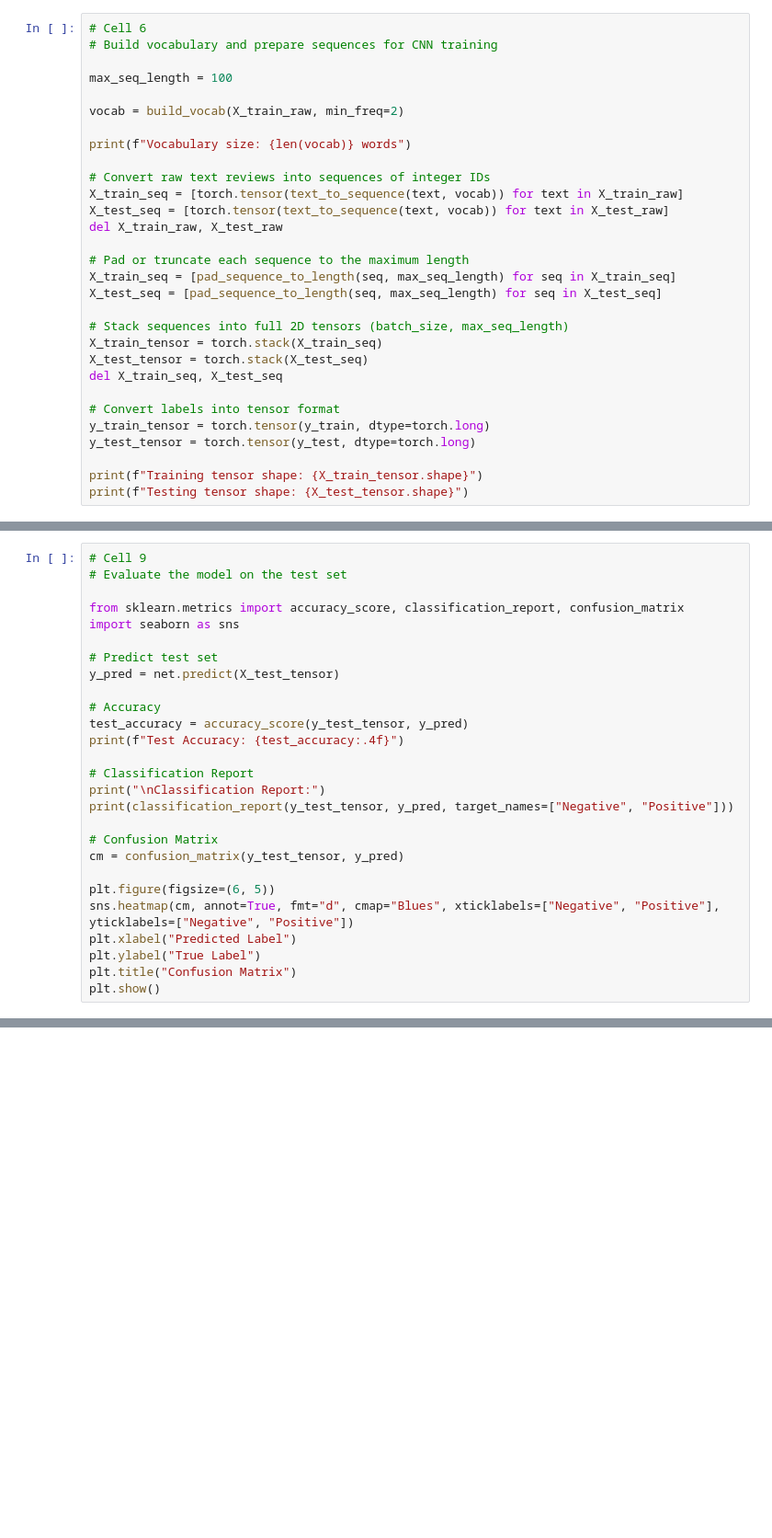
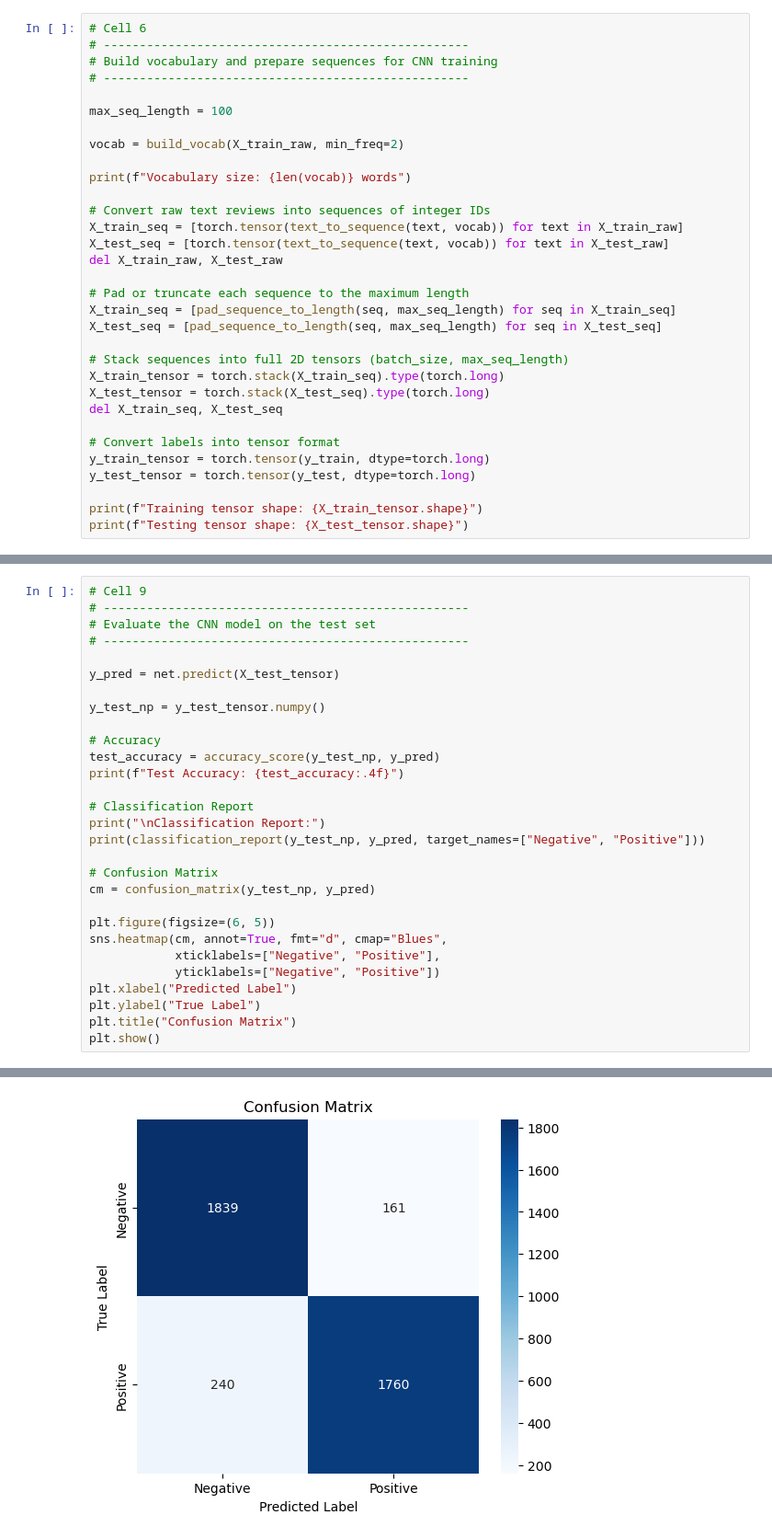
Before and after one commit to djhepker/ml_ai_proj_2, a Jupyter notebook: proj2.ipynb, the cells around one changed output, grey strips where cells are left out. Shown at 92% size. Drawn from its saved outputs; the diff is of its cells as text; blank space fills up the shorter version.

```diff
--- a/proj2.ipynb
+++ b/proj2.ipynb
@@ -277,7 +320,9 @@ Training Samples: 16000
 Testing Samples: 4000
 # %%
 # Cell 6
+# ---------------------------------------------------
 # Build vocabulary and prepare sequences for CNN training
+# ---------------------------------------------------
 
 max_seq_length = 100
 
@@ -295,8 +340,8 @@ X_train_seq = [pad_sequence_to_length(seq, max_seq_length) for seq in X_train_se
 X_test_seq = [pad_sequence_to_length(seq, max_seq_length) for seq in X_test_seq]
 
 # Stack sequences into full 2D tensors (batch_size, max_seq_length)
-X_train_tensor = torch.stack(X_train_seq)
-X_test_tensor = torch.stack(X_test_seq)
+X_train_tensor = torch.stack(X_train_seq).type(torch.long)
+X_test_tensor = torch.stack(X_test_seq).type(torch.long)
 del X_train_seq, X_test_seq
 
 # Convert labels into tensor format
@@ -377,27 +436,30 @@ PermissionError: Dev progress flag
 # %%
 # Cell 9
-# Evaluate the model on the test set
+# ---------------------------------------------------
+# Evaluate the CNN model on the test set
+# ---------------------------------------------------
 
-from sklearn.metrics import accuracy_score, classification_report, confusion_matrix
-import seaborn as sns
-
-# Predict test set
 y_pred = net.predict(X_test_tensor)
 
+y_test_np = y_test_tensor.numpy()
+
 # Accuracy
-test_accuracy = accuracy_score(y_test_tensor, y_pred)
+test_accuracy = accuracy_score(y_test_np, y_pred)
 print(f"Test Accuracy: {test_accuracy:.4f}")
 
 # Classification Report
 print("\nClassification Report:")
-print(classification_report(y_test_tensor, y_pred, target_names=["Negative", "Positive"]))
+print(classification_report(y_test_np, y_pred, target_names=["Negative", "Positive"]))
 
 # Confusion Matrix
-cm = confusion_matrix(y_test_tensor, y_pred)
+cm = confusion_matrix(y_test_np, y_pred)
 
 plt.figure(figsize=(6, 5))
-sns.heatmap(cm, annot=True, fmt="d", cmap="Blues", xticklabels=["Negative", "Positive"], yticklabels=["Negative", "Positive"])
+sns.heatmap(cm, annot=True, fmt="d", cmap="Blues",
+            xticklabels=["Negative", "Positive"],
+            yticklabels=["Negative", "Positive"])
 plt.xlabel("Predicted Label")
 plt.ylabel("True Label")
 plt.title("Confusion Matrix")
 plt.show()
+# %% [output]
@@ -404,2 +477,3 @@ plt.show()
+[figure, added]
 # %%
 # Cell 10
```
Also changed, not shown: parts of 12 cells of this notebook, 2 other files.
